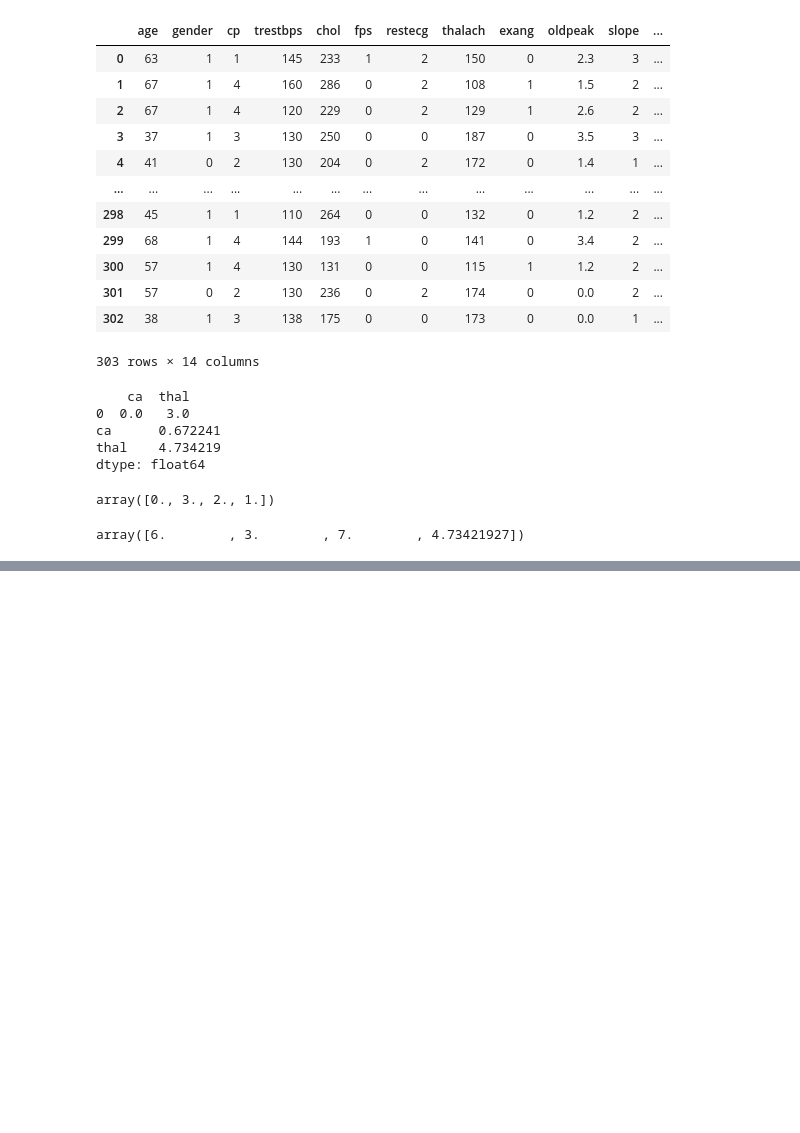
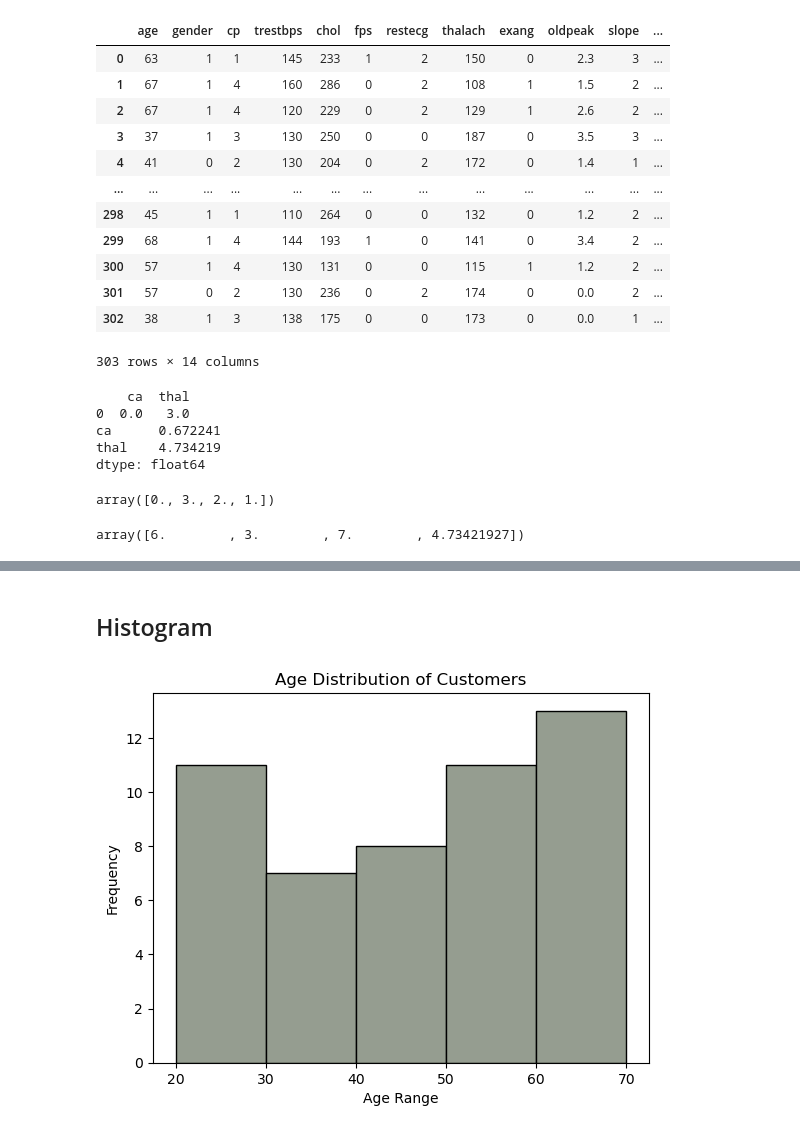
Before and after one commit to sriniketh-reddy/COE-Week-4, a Jupyter notebook: Day 1/Day 1.ipynb, the cells around one changed output, grey strips where cells are left out. Drawn from its saved outputs; the diff is of its cells as text; code cells hidden in the pictures; blank space fills up the shorter version.

```diff
--- a/Day 1/Day 1.ipynb
+++ b/Day 1/Day 1.ipynb
@@ -220,0 +298,13 @@ array([6.        , 3.        , 7.        , 4.73421927])
+# %% [markdown]
+## Histogram
+# %%
+ages = np.random.randint(20, 70, size=50)
+b=[20,30,40,50,60,70]
+
+plt.hist(ages,bins=b,color="#959d90",ec="black")
+plt.title("Age Distribution of Customers")
+plt.xlabel("Age Range")
+plt.ylabel("Frequency")
+plt.show()
+# %% [output]
+[figure, added]
```
Also changed, not shown: parts of 12 cells of this notebook.
